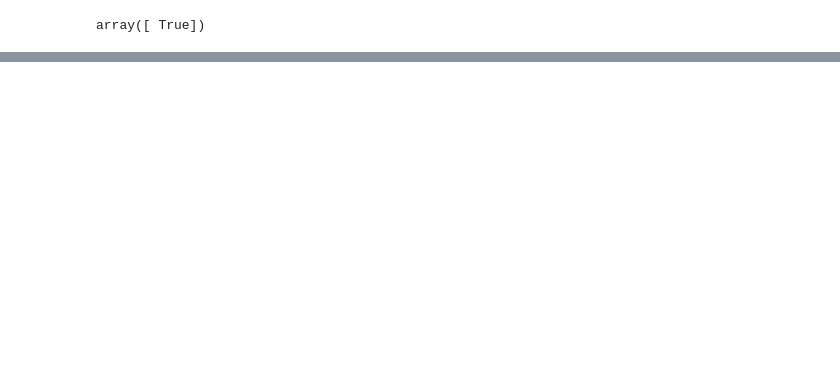
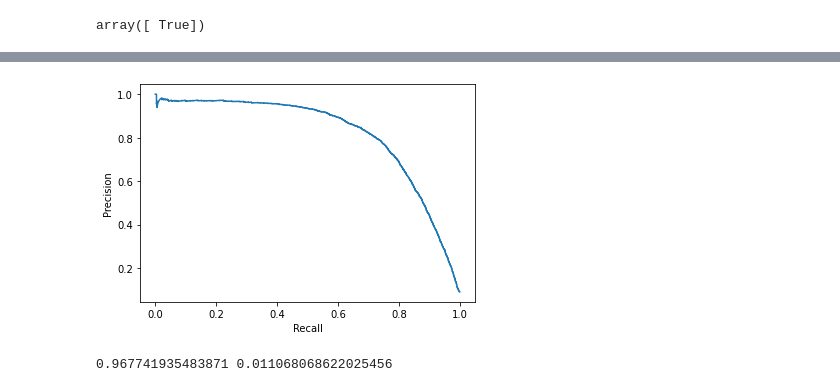
Before and after one commit to luxiaotong/handson_practice, a Jupyter notebook: 03_Classification.ipynb, the cells around one changed output, grey strips where cells are left out. Saved outputs shown, nothing was run; the diff lists cells and outputs as text; code cells hidden in the pictures; blank space fills up the shorter version.

```diff
--- a/03_Classification.ipynb
+++ b/03_Classification.ipynb
@@ -176,0 +137,16 @@ f1_score(y_train_5, y_train_pred)
+# %%
+# Figure 3-5
+plt.plot(recalls, precisions)
+plt.xlabel("Recall")
+plt.ylabel("Precision")
+plt.show()
+# %% [output]
+[figure, added]
+# %%
+y_train_pred_90 = (y_scores > 20000)
+print(
+    precision_score(y_train_5, y_train_pred_90),
+    recall_score(y_train_5, y_train_pred_90)
+)
+# %% [output]
+0.967741935483871 0.011068068622025456
```
Also changed, not shown: parts of 30 cells of this notebook.
